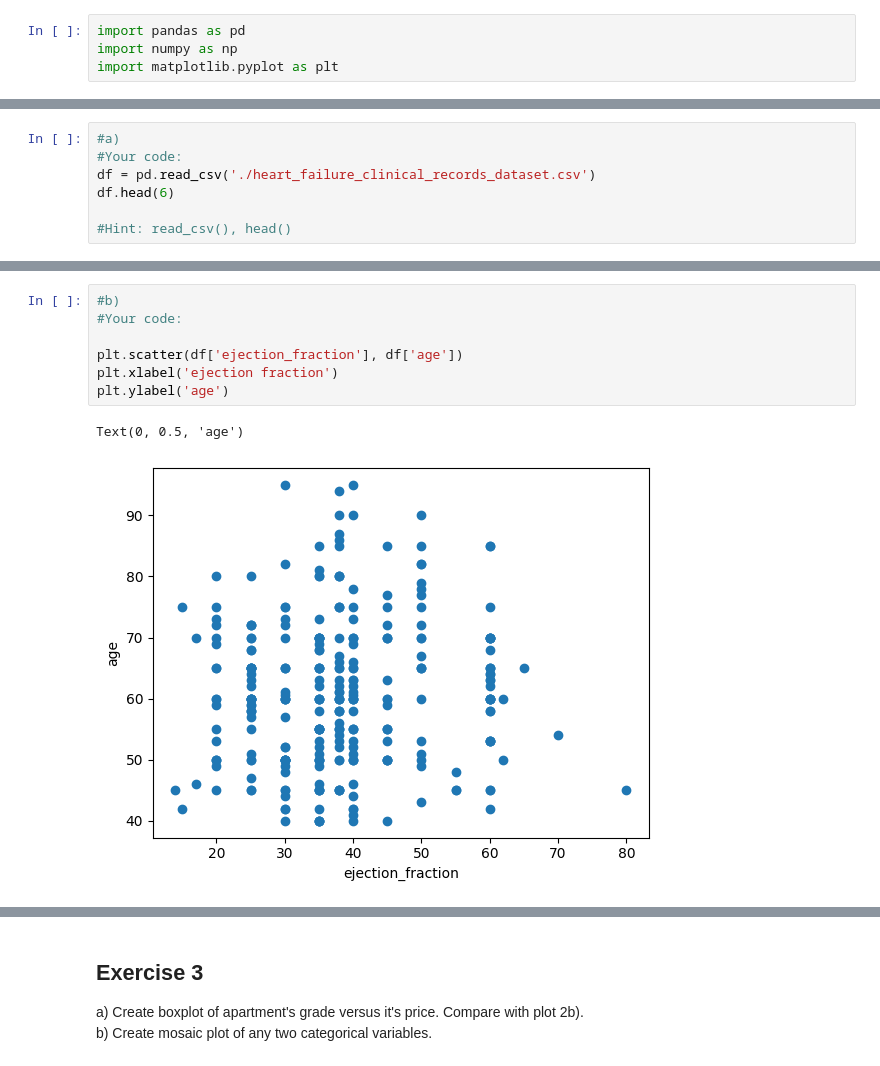
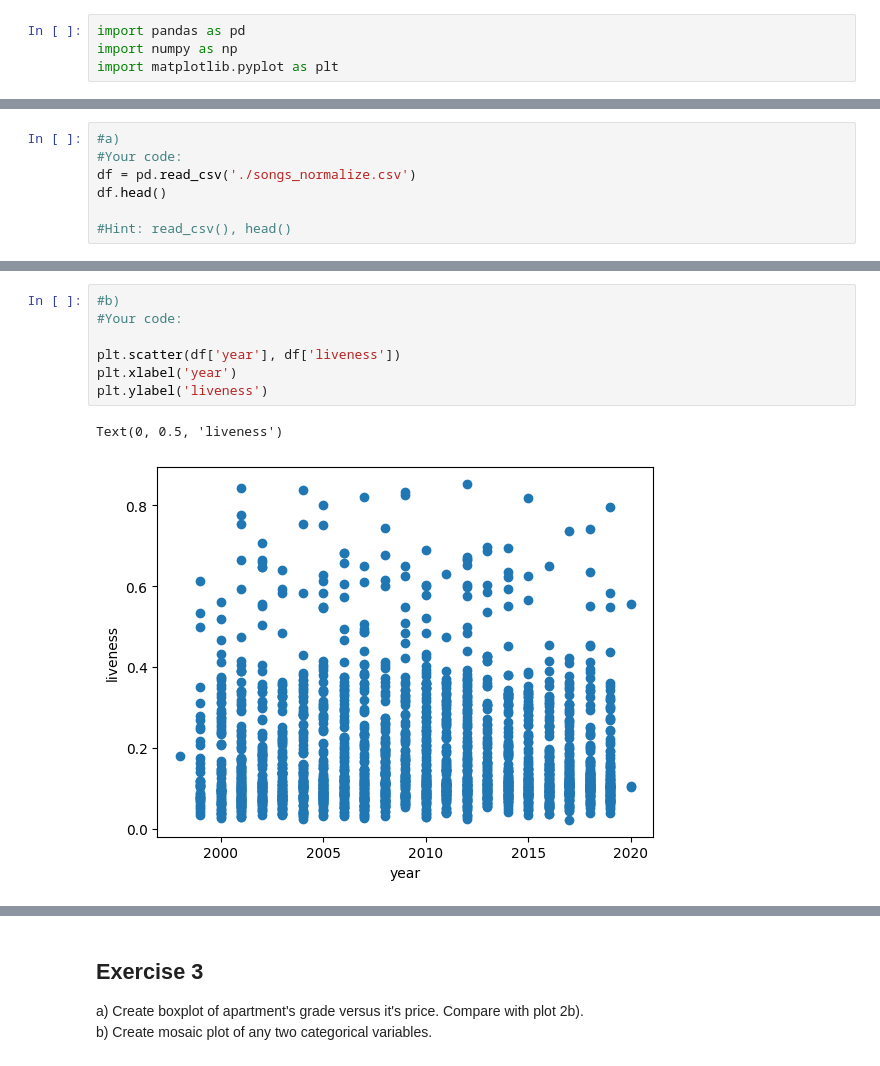
Before and after one commit to qojigedou/data_science, a Jupyter notebook: Optional_assignment_1_with_code.ipynb, the cells around one changed output, grey strips where cells are left out. Cells and saved outputs as stored; diff of their text form.

```diff
--- a/Optional_assignment_1_with_code.ipynb
+++ b/Optional_assignment_1_with_code.ipynb
@@ -10,8 +10,8 @@ c) Compute basic statistics of numerical variables. Are all of them meaningful?
 # %%
 #a)
 #Your code:
-df = pd.read_csv('./heart_failure_clinical_records_dataset.csv')
-df.head(6)
+df = pd.read_csv('./songs_normalize.csv')
+df.head()
 
 #Hint: read_csv(), head()
 # %% [output]
@@ -55,10 +80,10 @@ Text(0, 0.5, 'age')
 # %%
 #b)
 #Your code:
 
-plt.scatter(df['ejection_fraction'], df['age'])
-plt.xlabel('ejection fraction')
-plt.ylabel('age')
+plt.scatter(df['year'], df['liveness'])
+plt.xlabel('year')
+plt.ylabel('liveness')
 # %% [output]
-Text(0, 0.5, 'age')
+Text(0, 0.5, 'liveness')
-[figure, old version]
+[figure, new version]
```
Also changed, not shown: parts of 20 cells of this notebook, 3 other files.
